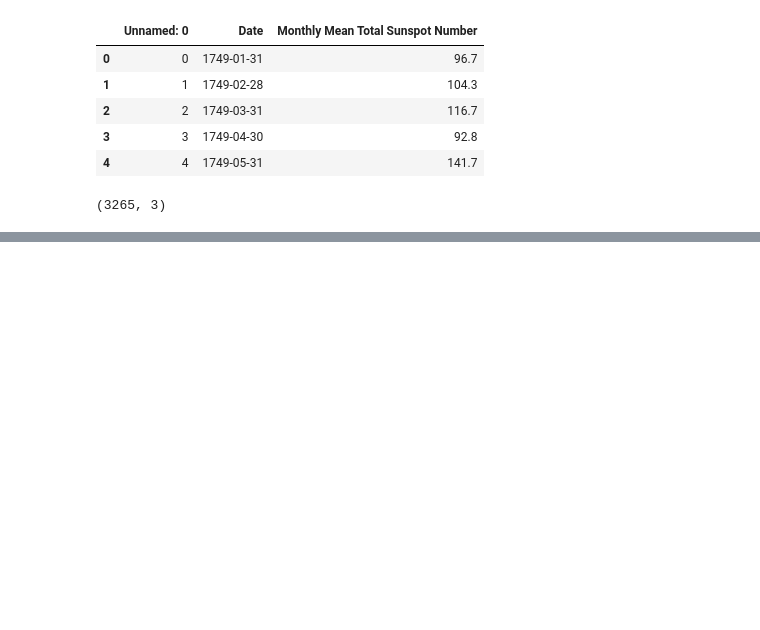
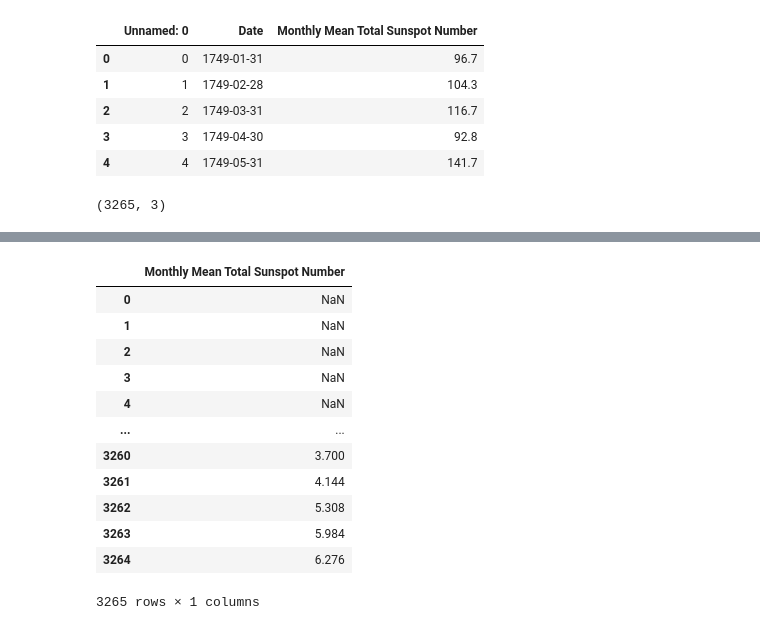
Before and after one commit to threeteck/ML.ITIS, a Jupyter notebook: 2.ipynb, the cells around one changed output, grey strips where cells are left out. Cells and saved outputs as stored; diff of their text form; code cells hidden in the pictures; blank space fills up the shorter version.

```diff
--- a/2.ipynb
+++ b/2.ipynb
@@ -22,0 +36,17 @@ fig.show('png')
+# %%
+rolling_mean = pd.DataFrame(df.iloc[:, 2]).rolling(window=25).mean()
+rolling_mean
+# %% [output]
+|  | Monthly Mean Total Sunspot Number |
+| 0 | NaN |
+| 1 | NaN |
+| 2 | NaN |
+| 3 | NaN |
+| 4 | NaN |
+| ... | ... |
+| 3260 | 3.700 |
+| 3261 | 4.144 |
+| 3262 | 5.308 |
+| 3263 | 5.984 |
+| 3264 | 6.276 |
+3265 rows × 1 columns
```
Also changed, not shown: parts of 4 cells of this notebook.
